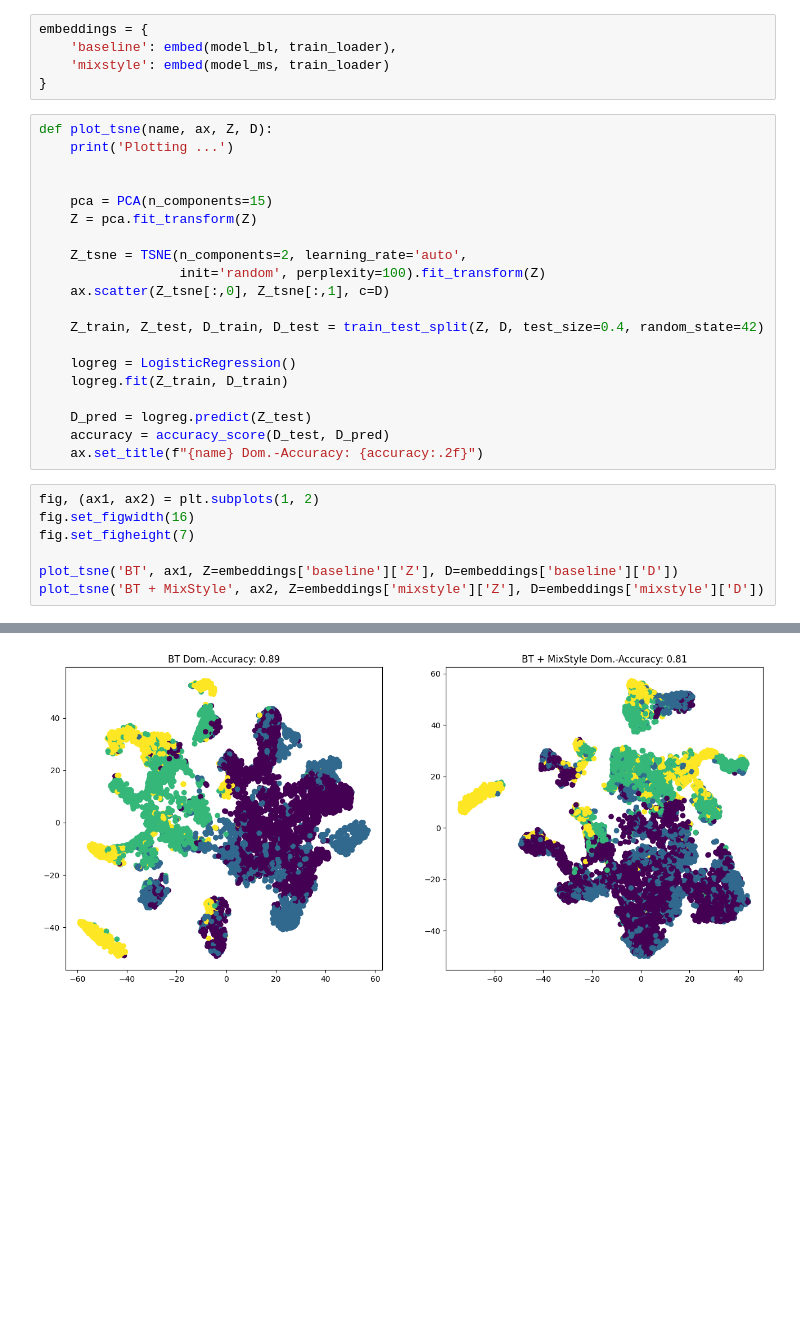
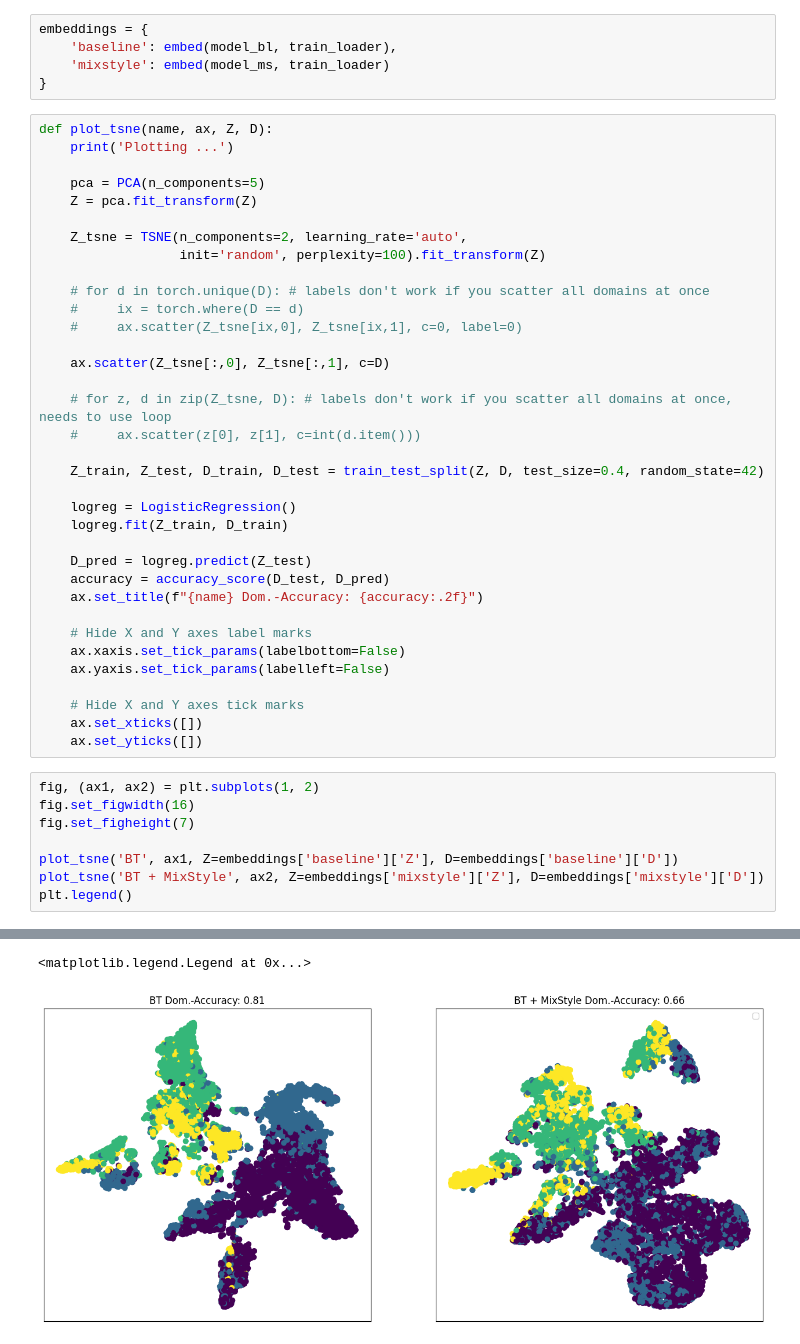
Before and after one commit to myasincifci/dispatch_smol, a Jupyter notebook: notebooks/evaluate_pacs.ipynb, the cells around one changed output, grey strips where cells are left out. Saved outputs shown, nothing was run; the diff lists cells and outputs as text; blank space fills up the shorter version.

```diff
--- a/notebooks/evaluate_pacs.ipynb
+++ b/notebooks/evaluate_pacs.ipynb
@@ -71,13 +71,20 @@ embeddings = {
 def plot_tsne(name, ax, Z, D):
     print('Plotting ...')
 
-
-    pca = PCA(n_components=15)
+    pca = PCA(n_components=5)
     Z = pca.fit_transform(Z)
 
     Z_tsne = TSNE(n_components=2, learning_rate='auto',
                   init='random', perplexity=100).fit_transform(Z)
+
+    # for d in torch.unique(D): # labels don't work if you scatter all domains at once
+    #     ix = torch.where(D == d)
+    #     ax.scatter(Z_tsne[ix,0], Z_tsne[ix,1], c=0, label=0)
+
     ax.scatter(Z_tsne[:,0], Z_tsne[:,1], c=D)
+
+    # for z, d in zip(Z_tsne, D): # labels don't work if you scatter all domains at once, needs to use loop
+    #     ax.scatter(z[0], z[1], c=int(d.item()))
 
     Z_train, Z_test, D_train, D_test = train_test_split(Z, D, test_size=0.4, random_state=42)
 
@@ -87,14 +94,24 @@ def plot_tsne(name, ax, Z, D):
     D_pred = logreg.predict(Z_test)
     accuracy = accuracy_score(D_test, D_pred)
     ax.set_title(f"{name} Dom.-Accuracy: {accuracy:.2f}")
+
+    # Hide X and Y axes label marks
+    ax.xaxis.set_tick_params(labelbottom=False)
+    ax.yaxis.set_tick_params(labelleft=False)
+
+    # Hide X and Y axes tick marks
+    ax.set_xticks([])
+    ax.set_yticks([])
 # %%
 fig, (ax1, ax2) = plt.subplots(1, 2)
 fig.set_figwidth(16)
 fig.set_figheight(7)
 
 plot_tsne('BT', ax1, Z=embeddings['baseline']['Z'], D=embeddings['baseline']['D'])
 plot_tsne('BT + MixStyle', ax2, Z=embeddings['mixstyle']['Z'], D=embeddings['mixstyle']['D'])
+plt.legend()
 # %% [output]
 Plotting ...
 Plotting ...
+<matplotlib.legend.Legend at 0x...>
-[figure, old version]
+[figure, new version]
```
Also changed, not shown: 1 other file.
